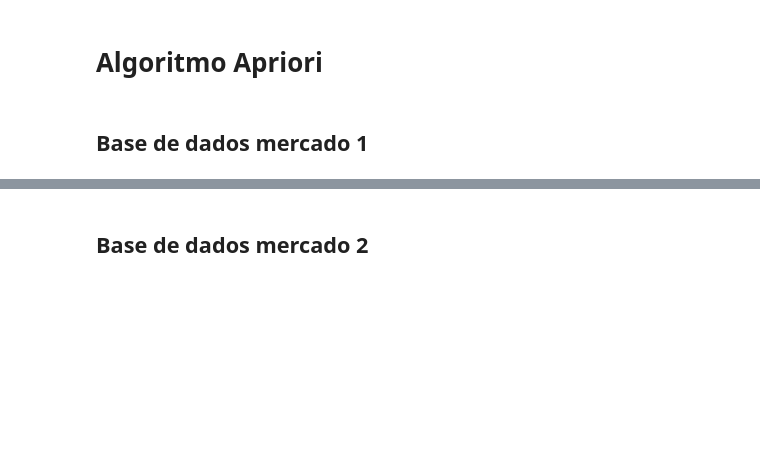
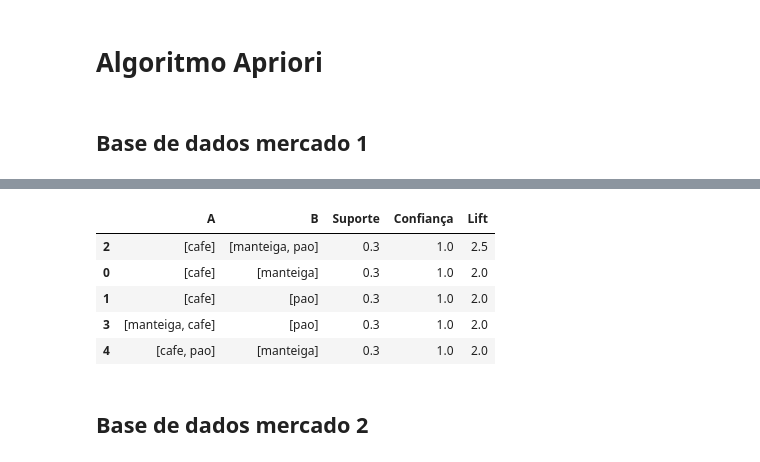
Before and after one commit to Josearthur266/Aprendendo_Machine_Learning, a Jupyter notebook: Algoritmo_apriori/Algoritmo_apriori.ipynb, the cells around one changed output, grey strips where cells are left out. Saved outputs shown, nothing was run; the diff lists cells and outputs as text; code cells hidden in the pictures; blank space fills up the shorter version.

```diff
--- a/Algoritmo_apriori/Algoritmo_apriori.ipynb
+++ b/Algoritmo_apriori/Algoritmo_apriori.ipynb
@@ -102,2 +146,11 @@ plt.show()
+# %%
+rules_df.sort_values(by='Lift', ascending=False) #ordena o DataFrame pelo lift em ordem decrescente
+# %% [output]
+|  | A | B | Suporte | Confiança | Lift |
+| 2 | [cafe] | [manteiga, pao] | 0.3 | 1.0 | 2.5 |
+| 0 | [cafe] | [manteiga] | 0.3 | 1.0 | 2.0 |
+| 1 | [cafe] | [pao] | 0.3 | 1.0 | 2.0 |
+| 3 | [manteiga, cafe] | [pao] | 0.3 | 1.0 | 2.0 |
+| 4 | [cafe, pao] | [manteiga] | 0.3 | 1.0 | 2.0 |
 # %% [markdown]
 ## Base de dados mercado 2
```
Also changed, not shown: parts of 29 cells of this notebook, 1 other file.
